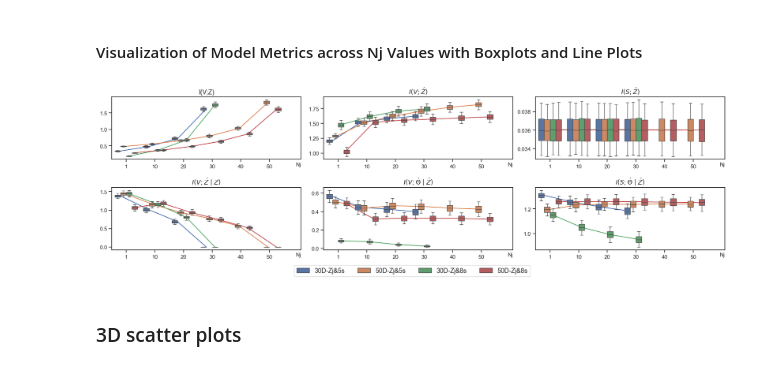
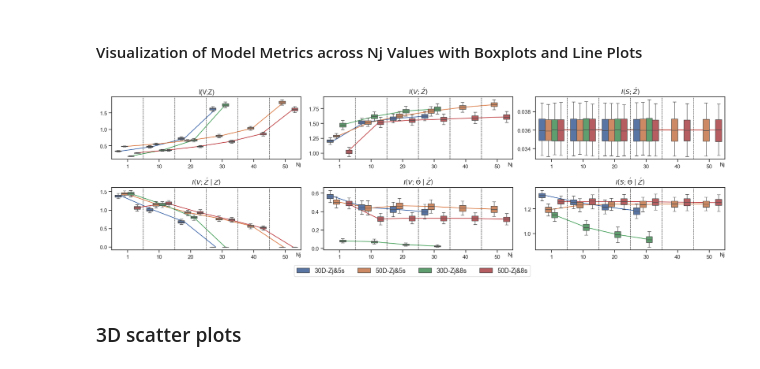
Before and after one commit to JunetaeKim/VABAM, a Jupyter notebook: VisualizationMetrics.ipynb, the cells around one changed output. Drawn from its saved outputs; the diff is of its cells as text; code cells hidden in the pictures.

```diff
--- a/VisualizationMetrics.ipynb
+++ b/VisualizationMetrics.ipynb
@@ -77,10 +105,10 @@ ModelRename = {}
 for model in MItableSet['Model'].unique():
     # Create a new model name based on specific patterns in the model string
     if bool(re.search('_\d{3}', model)):
-        ModelRename[model] = model[:-6] + model[-6:-4] + 'D-Z&' + model[-3:-2] + 's'
+        ModelRename[model] = model[:-6]  + model[-3:-2] + 's'
     else:
-        ModelRename[model] = model[:-2] + model[-2:] + 'D-Z'
+        ModelRename[model] = model[:-3]
 
     # Special renaming condition for models containing 'Base'
     if 'Base' in model:
-        ModelRename[model] = 'B-' + model[4:]
+        ModelRename[model] = 'B-VAE'
@@ -270,3 +271,14 @@ TabList_ART_800 = ['SKZ_ART_30_800','SKZ_ART_50_800', 'ConVAE_ART_30', 'ConVAE_A
 
 TabList_II_500 = ['SKZ_II_30_500','SKZ_II_50_500', 'ConVAE_II_30', 'ConVAE_II_50', 'SKZFC_II_30_500', 'SKZFC_II_50_500', 'TCMIDKZFC_II_30_500', 'TCMIDKZFC_II_50_500', 'FACFC_II_30_500', 'FACFC_II_50_500']
 TabList_II_800 = ['SKZ_II_30_800','SKZ_II_50_800', 'ConVAE_II_30', 'ConVAE_II_50', 'SKZFC_II_30_800', 'SKZFC_II_50_800', 'TCMIDKZFC_II_30_800', 'TCMIDKZFC_II_50_800', 'FACFC_II_30_800', 'FACFC_II_50_800']
+
+
+TabList_II = ['ConVAE_II_30', 'ConVAE_II_50',   'SKZ_II_30_500','SKZ_II_30_800', 'SKZ_II_50_500','SKZ_II_50_800',
+              'SKZFC_II_30_500', 'SKZFC_II_30_800', 'SKZFC_II_50_500', 'SKZFC_II_50_800',
+              'TCMIDKZFC_II_30_500', 'TCMIDKZFC_II_30_800', 'TCMIDKZFC_II_50_500', 'TCMIDKZFC_II_50_800',
+              'FACFC_II_30_500', 'FACFC_II_30_800', 'FACFC_II_50_500', 'FACFC_II_50_800']
+
+TabList_ART = ['ConVAE_ART_30', 'ConVAE_ART_50',   'SKZ_ART_30_500','SKZ_ART_30_800', 'SKZ_ART_50_500','SKZ_ART_50_800',
+              'SKZFC_ART_30_500', 'SKZFC_ART_30_800', 'SKZFC_ART_50_500', 'SKZFC_ART_50_800',
+              'TCMIDKZFC_ART_30_500', 'TCMIDKZFC_ART_30_800', 'TCMIDKZFC_ART_50_500', 'TCMIDKZFC_ART_50_800',
+              'FACFC_ART_30_500', 'FACFC_ART_30_800', 'FACFC_ART_50_500', 'FACFC_ART_50_800']
@@ -500,36 +489,40 @@ for i, metric in enumerate(AnalMItableEval['Metrics'].unique()):
         ax.plot([position_dict[nj] + xmove for nj in mean_values.index], mean_values, label=None)
         xmove += 0.15
 
+
+    for line_pos in [0.5, 1.5, 2.5, 3.5, 4.5]:
+        ax.axvline(x=line_pos, color='black', linestyle='--', linewidth=0.7)
+
     # Box plot overlay and extract legend handles
     bplot = sns.boxplot(data=metric_data, x='Nj', y='Values', hue='Model', ax=ax, showfliers=False, whis=[5, 95])
     if i == 0:
         legend_handles = bplot.get_legend_handles_labels()[0]
 
     ax.set_title(metric[4:], fontsize=13)  # Set subplot titles
     ax.set_ylabel('')  # Optional: set y-label
     ax.set_xlabel('')  # Remove default x-label
 
     # Extend x-axis limits for text space, set custom x-label
     xlim = ax.get_xlim()
-    ax.set_xlim(xlim[0], xlim[1] + 0.1 * (xlim[1] - xlim[0]))
+    #ax.set_xlim(xlim[0], xlim[1] + 0.1 * (xlim[1] - xlim[0]))
     ax.text(1.0, -0.12, 'Nj', ha='right', va='bottom', fontsize=11, transform=ax.transAxes)
 
     ax.set_xticks(np.arange(len(all_nj_values)))  # Set custom x-ticks
     ax.set_xticklabels(all_nj_values)  # Set x-tick labels
     ax.legend().set_visible(False)  # Hide individual subplot legends
 
 plt.tight_layout()
 plt.subplots_adjust(bottom=0.2, wspace=0.12, hspace=0.45)  # Adjust subplot parameters for padding
 
 # Create a unified legend for the figure
 fig.legend(handles=legend_handles, loc='lower center', ncol=len(legend_handles), bbox_to_anchor=(0.5, 0.06), fontsize=13)
 
 # Save and display the plot
 filename = './EvalResults/Figures/BP_ART_Njs.png' if 'ART' in SaveName else './EvalResults/Figures/BP_II_Njs.png'
 plt.savefig(filename, bbox_inches='tight')
 plt.show()
 # %% [output]
-[figure, old version]
+[figure, new version]
 # %% [markdown]
 ### 3D scatter plots
 # %% [markdown]
```
Also changed, not shown: parts of 8 cells of this notebook, 8 other files.
